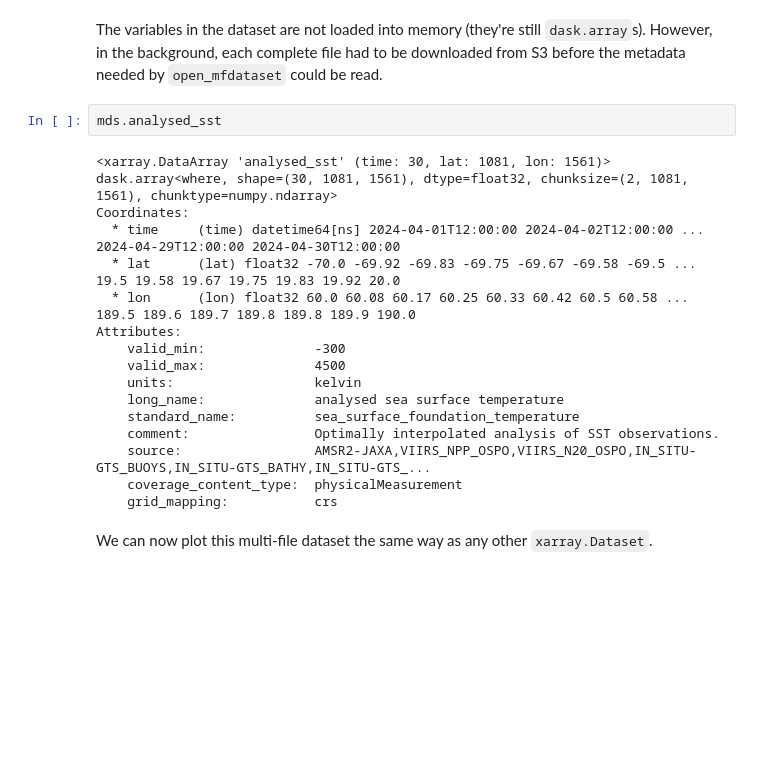
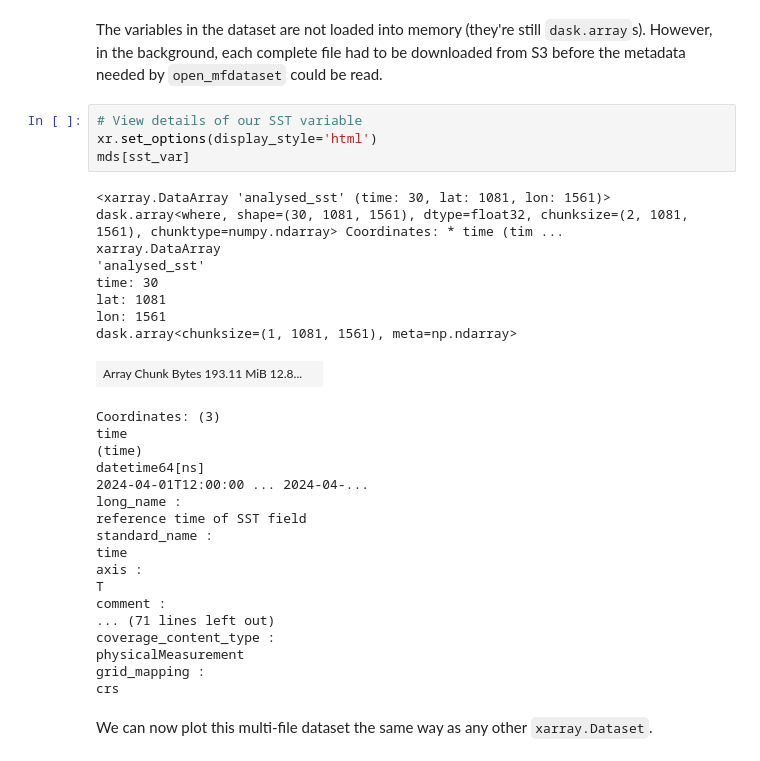
Before and after one commit to aodn/IMOS-hackathon, a Jupyter notebook: 2024/Tutorials/Data_access_methods_Python.ipynb, the cells around one changed output. Cells and saved outputs as stored; diff of their text form; blank space fills up the shorter version.

```diff
--- a/2024/Tutorials/Data_access_methods_Python.ipynb
+++ b/2024/Tutorials/Data_access_methods_Python.ipynb
@@ -449,24 +424,35 @@ Data variables:
 # %% [markdown]
 The variables in the dataset are not loaded into memory (they're still `dask.array`s). However, in the background, each complete file had to be downloaded from S3 before the metadata needed by `open_mfdataset` could be read.
 # %%
-mds.analysed_sst
+# View details of our SST variable
+xr.set_options(display_style='html')
+mds[sst_var]
 # %% [output]
-<xarray.DataArray 'analysed_sst' (time: 30, lat: 1081, lon: 1561)>
-dask.array<where, shape=(30, 1081, 1561), dtype=float32, chunksize=(2, 1081, 1561), chunktype=numpy.ndarray>
-Coordinates:
-  * time     (time) datetime64[ns] 2024-04-01T12:00:00 2024-04-02T12:00:00 ... 2024-04-29T12:00:00 2024-04-30T12:00:00
-  * lat      (lat) float32 -70.0 -69.92 -69.83 -69.75 -69.67 -69.58 -69.5 ... 19.5 19.58 19.67 19.75 19.83 19.92 20.0
-  * lon      (lon) float32 60.0 60.08 60.17 60.25 60.33 60.42 60.5 60.58 ... 189.5 189.6 189.7 189.8 189.8 189.9 190.0
-Attributes:
-    valid_min:              -300
-    valid_max:              4500
-    units:                  kelvin
-    long_name:              analysed sea surface temperature
-    standard_name:          sea_surface_foundation_temperature
-    comment:                Optimally interpolated analysis of SST observations.
-    source:                 AMSR2-JAXA,VIIRS_NPP_OSPO,VIIRS_N20_OSPO,IN_SITU-GTS_BUOYS,IN_SITU-GTS_BATHY,IN_SITU-GTS_...
-    coverage_content_type:  physicalMeasurement
-    grid_mapping:           crs
+<xarray.DataArray 'analysed_sst' (time: 30, lat: 1081, lon: 1561)> dask.array<where, shape=(30, 1081, 1561), dtype=float32, chunksize=(2, 1081, 1561), chunktype=numpy.ndarray> Coordinates: * time (tim ...
+xarray.DataArray
+'analysed_sst'
+time: 30
+lat: 1081
+lon: 1561
+dask.array<chunksize=(1, 1081, 1561), meta=np.ndarray>
+| Array Chunk Bytes 193.11 MiB 12.8... |  |
+Coordinates: (3)
+time
+(time)
+datetime64[ns]
+2024-04-01T12:00:00 ... 2024-04-...
+long_name :
+reference time of SST field
+standard_name :
+time
+axis :
+T
+comment :
+... (71 lines left out)
+coverage_content_type :
+physicalMeasurement
+grid_mapping :
+crs
 # %% [markdown]
 We can now plot this multi-file dataset the same way as any other `xarray.Dataset`.
 # %%
```
Also changed, not shown: parts of 4 cells of this notebook.
